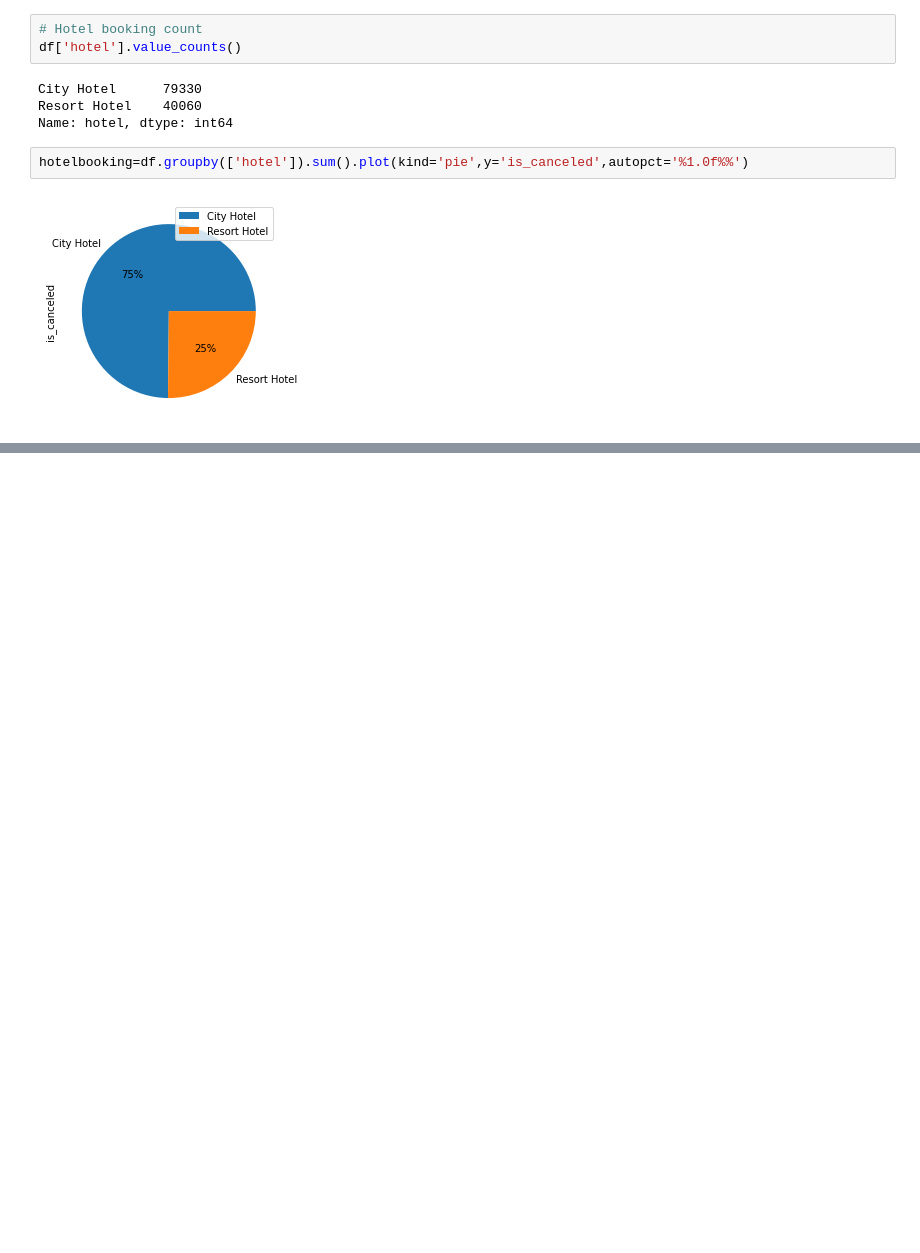
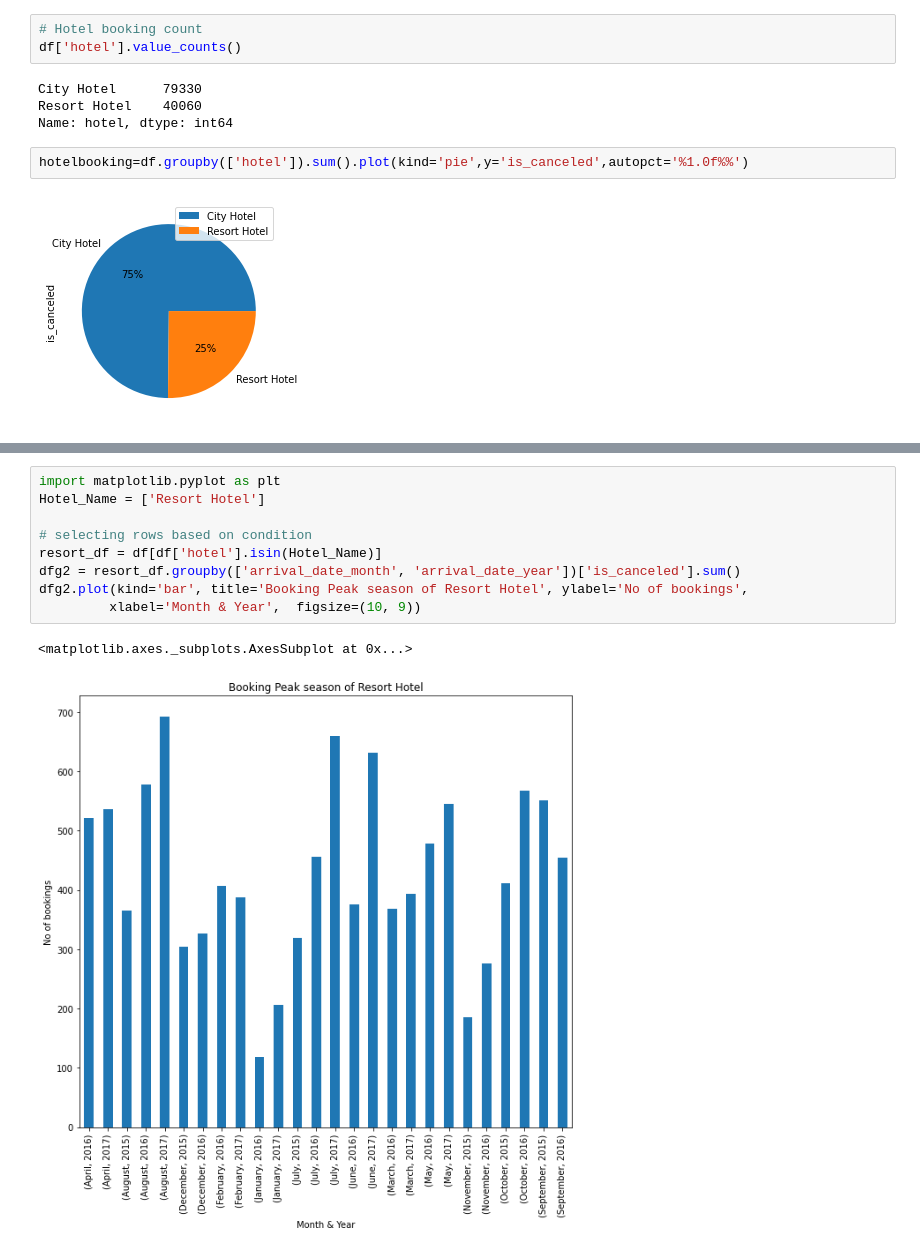
Before and after one commit to SujataAJadhav/CAPSTONE-1-Hotel-Booking-Analysis-SujataAJadhav, a Jupyter notebook: Capstone_Project_1_SujataAJAdhav_Hotel_Booking_Analysis.ipynb, the cells around one changed output, grey strips where cells are left out. Cells and saved outputs as stored; diff of their text form; blank space fills up the shorter version.

```diff
--- a/Capstone_Project_1_SujataAJAdhav_Hotel_Booking_Analysis.ipynb
+++ b/Capstone_Project_1_SujataAJAdhav_Hotel_Booking_Analysis.ipynb
@@ -125,0 +150,12 @@ hotelbooking=df.groupby(['hotel']).sum().plot(kind='pie',y='is_canceled',autopct
+# %%
+import matplotlib.pyplot as plt
+Hotel_Name = ['Resort Hotel']
+
+# selecting rows based on condition
+resort_df = df[df['hotel'].isin(Hotel_Name)]
+dfg2 = resort_df.groupby(['arrival_date_month', 'arrival_date_year'])['is_canceled'].sum()
+dfg2.plot(kind='bar', title='Booking Peak season of Resort Hotel', ylabel='No of bookings',
+         xlabel='Month & Year',  figsize=(10, 9))
+# %% [output]
+<matplotlib.axes._subplots.AxesSubplot at 0x...>
+[figure, added]
```
Also changed, not shown: parts of 2 cells of this notebook.
